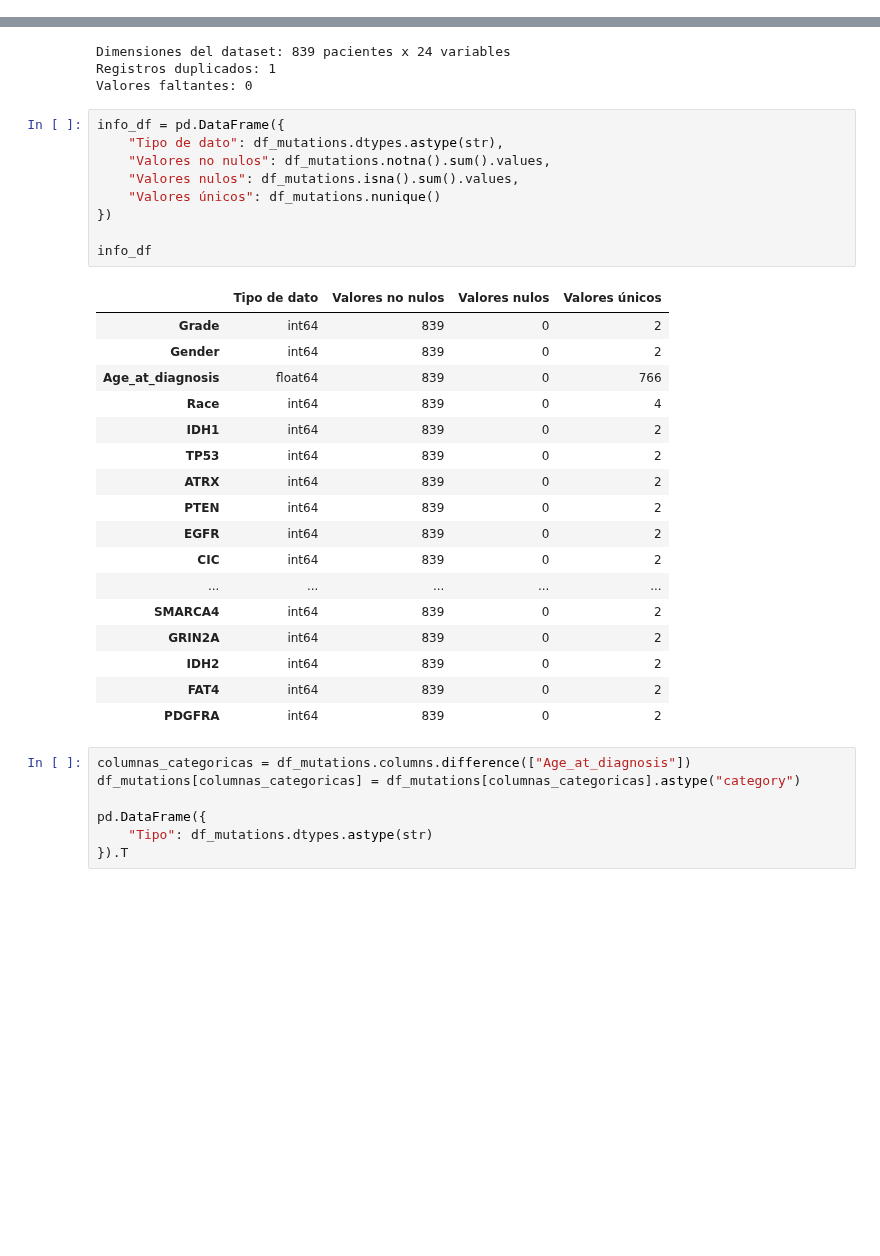
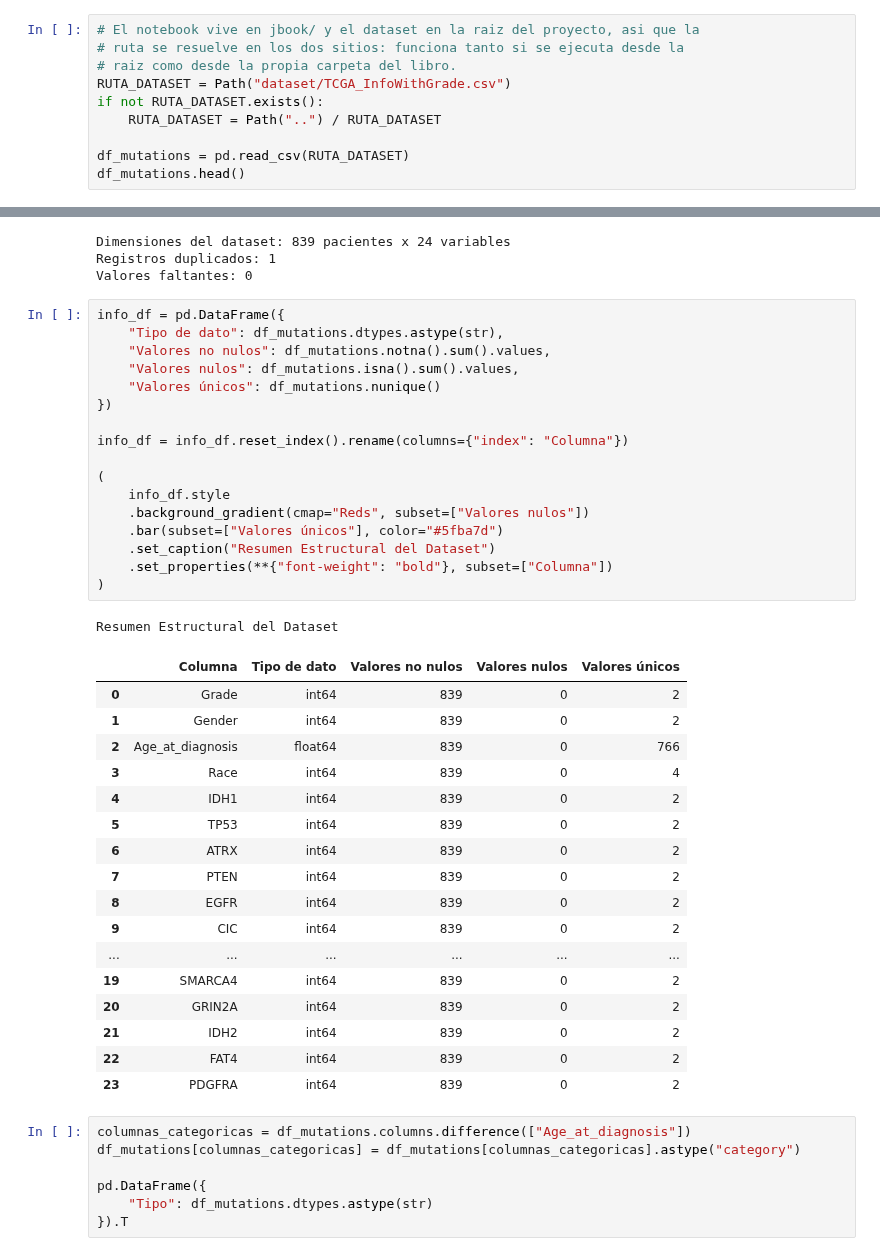
Before and after one commit to joshua2412-a/Proyecto_Viz, a Jupyter notebook: jbook/01_EDA.ipynb, the cells around one changed output, grey strips where cells are left out. Cells and saved outputs as stored; diff of their text form; blank space fills up the shorter version.

```diff
--- a/jbook/01_EDA.ipynb
+++ b/jbook/01_EDA.ipynb
@@ -74,0 +58,10 @@ df_mutations.head()
+# %%
+# El notebook vive en jbook/ y el dataset en la raiz del proyecto, asi que la
+# ruta se resuelve en los dos sitios: funciona tanto si se ejecuta desde la
+# raiz como desde la propia carpeta del libro.
+RUTA_DATASET = Path("dataset/TCGA_InfoWithGrade.csv")
+if not RUTA_DATASET.exists():
+    RUTA_DATASET = Path("..") / RUTA_DATASET
+
+df_mutations = pd.read_csv(RUTA_DATASET)
+df_mutations.head()
@@ -94,30 +94,39 @@ Valores faltantes: 0
 # %%
 info_df = pd.DataFrame({
     "Tipo de dato": df_mutations.dtypes.astype(str),
     "Valores no nulos": df_mutations.notna().sum().values,
     "Valores nulos": df_mutations.isna().sum().values,
     "Valores únicos": df_mutations.nunique()
 })
 
-info_df
+info_df = info_df.reset_index().rename(columns={"index": "Columna"})
+
+(
+    info_df.style
+    .background_gradient(cmap="Reds", subset=["Valores nulos"])
+    .bar(subset=["Valores únicos"], color="#5fba7d")
+    .set_caption("Resumen Estructural del Dataset")
+    .set_properties(**{"font-weight": "bold"}, subset=["Columna"])
+)
 # %% [output]
+Resumen Estructural del Dataset
-|  | Tipo de dato | Valores no nulos | Valores nulos | Valores únicos |
-| Grade | int64 | 839 | 0 | 2 |
-| Gender | int64 | 839 | 0 | 2 |
-| Age_at_diagnosis | float64 | 839 | 0 | 766 |
-| Race | int64 | 839 | 0 | 4 |
-| IDH1 | int64 | 839 | 0 | 2 |
-| TP53 | int64 | 839 | 0 | 2 |
-| ATRX | int64 | 839 | 0 | 2 |
-| PTEN | int64 | 839 | 0 | 2 |
-| EGFR | int64 | 839 | 0 | 2 |
-| CIC | int64 | 839 | 0 | 2 |
-| ... | ... | ... | ... | ... |
-| SMARCA4 | int64 | 839 | 0 | 2 |
-| GRIN2A | int64 | 839 | 0 | 2 |
-| IDH2 | int64 | 839 | 0 | 2 |
-| FAT4 | int64 | 839 | 0 | 2 |
-| PDGFRA | int64 | 839 | 0 | 2 |
+|  | Columna | Tipo de dato | Valores no nulos | Valores nulos | Valores únicos |
+| 0 | Grade | int64 | 839 | 0 | 2 |
+| 1 | Gender | int64 | 839 | 0 | 2 |
+| 2 | Age_at_diagnosis | float64 | 839 | 0 | 766 |
+| 3 | Race | int64 | 839 | 0 | 4 |
+| 4 | IDH1 | int64 | 839 | 0 | 2 |
+| 5 | TP53 | int64 | 839 | 0 | 2 |
+| 6 | ATRX | int64 | 839 | 0 | 2 |
+| 7 | PTEN | int64 | 839 | 0 | 2 |
+| 8 | EGFR | int64 | 839 | 0 | 2 |
+| 9 | CIC | int64 | 839 | 0 | 2 |
+| ... | ... | ... | ... | ... | ... |
+| 19 | SMARCA4 | int64 | 839 | 0 | 2 |
+| 20 | GRIN2A | int64 | 839 | 0 | 2 |
+| 21 | IDH2 | int64 | 839 | 0 | 2 |
+| 22 | FAT4 | int64 | 839 | 0 | 2 |
+| 23 | PDGFRA | int64 | 839 | 0 | 2 |
 # %%
 columnas_categoricas = df_mutations.columns.difference(["Age_at_diagnosis"])
 df_mutations[columnas_categoricas] = df_mutations[columnas_categoricas].astype("category")
```
Also changed, not shown: parts of 53 cells of this notebook, 9 other files.
